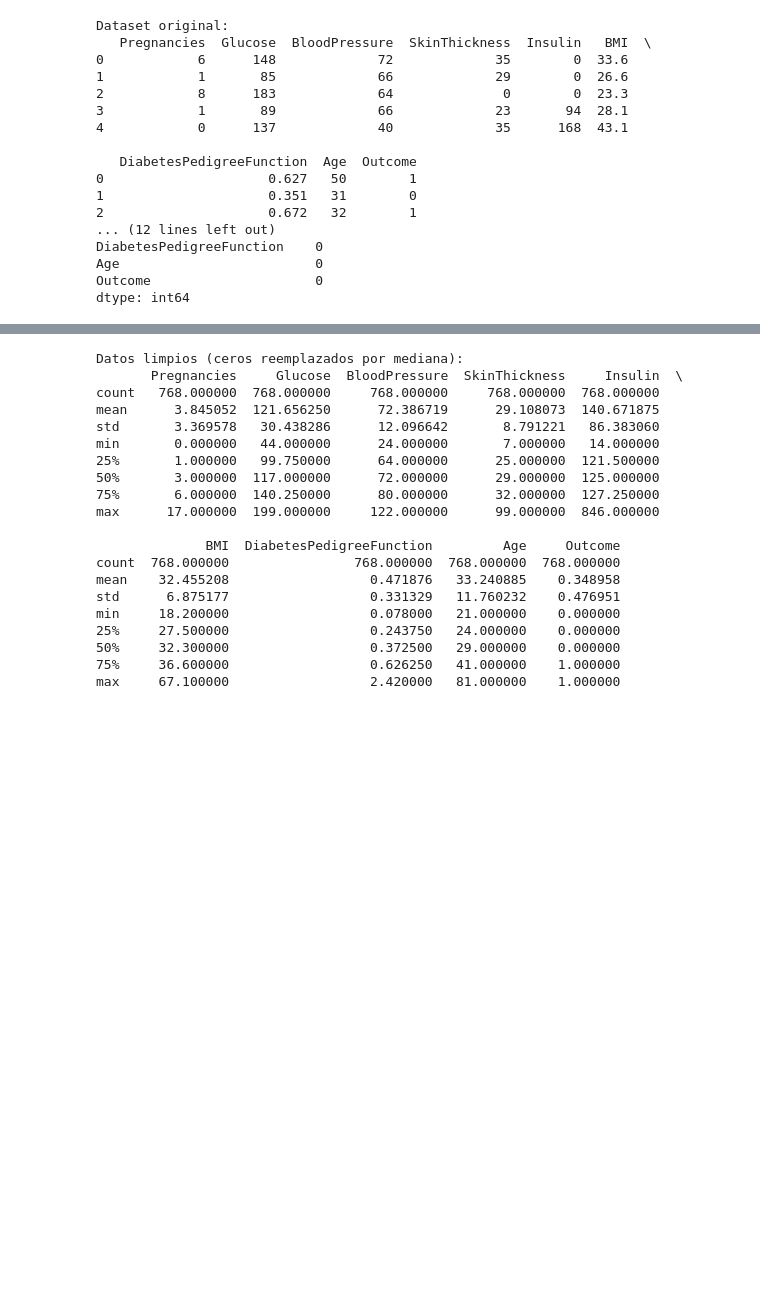
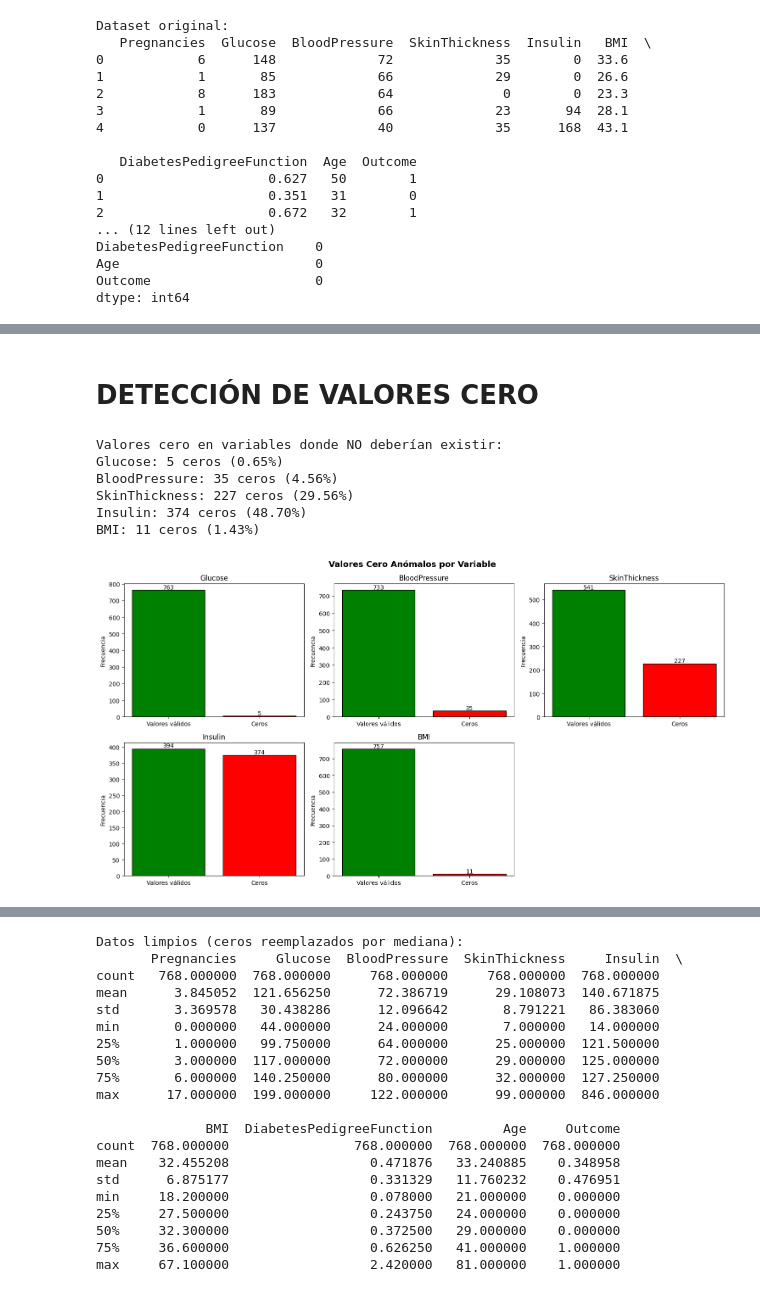
Before and after one commit to 4GeeksAcademy/palomagondim-intro-ml, a Jupyter notebook: src/04-decisiontree.ipynb, the cells around one changed output, grey strips where cells are left out. Cells and saved outputs as stored; diff of their text form; code cells hidden in the pictures; blank space fills up the shorter version.

```diff
--- a/src/04-decisiontree.ipynb
+++ b/src/04-decisiontree.ipynb
@@ -42,0 +141,38 @@ dtype: int64
+# %% [markdown]
+# DETECCIÓN DE VALORES CERO
+# %%
+cols_with_zeros = ['Glucose', 'BloodPressure', 'SkinThickness', 'Insulin', 'BMI']
+
+print("\nValores cero en variables donde NO deberían existir:")
+for col in cols_with_zeros:
+    zero_count = (df[col] == 0).sum()
+    zero_pct = (zero_count / len(df)) * 100
+    print(f"{col}: {zero_count} ceros ({zero_pct:.2f}%)")
+
+# Visualizar ceros
+fig, axes = plt.subplots(2, 3, figsize=(15, 8))
+axes = axes.ravel()
+
+for i, col in enumerate(cols_with_zeros):
+    has_zero = df[col] == 0
+    counts = [sum(~has_zero), sum(has_zero)]
+    axes[i].bar(['Valores válidos', 'Ceros'], counts, color=['green', 'red'], edgecolor='black')
+    axes[i].set_title(f'{col}')
+    axes[i].set_ylabel('Frecuencia')
+    for j, v in enumerate(counts):
+        axes[i].text(j, v + 5, str(v), ha='center')
+
+# Ocultar el último subplot vacío
+axes[-1].axis('off')
+
+plt.suptitle('Valores Cero Anómalos por Variable', fontsize=14, fontweight='bold')
+plt.tight_layout()
+plt.show()
+# %% [output]
+Valores cero en variables donde NO deberían existir:
+Glucose: 5 ceros (0.65%)
+BloodPressure: 35 ceros (4.56%)
+SkinThickness: 227 ceros (29.56%)
+Insulin: 374 ceros (48.70%)
+BMI: 11 ceros (1.43%)
+[figure, added]
```
Also changed, not shown: parts of 16 cells of this notebook, 2 other files.
